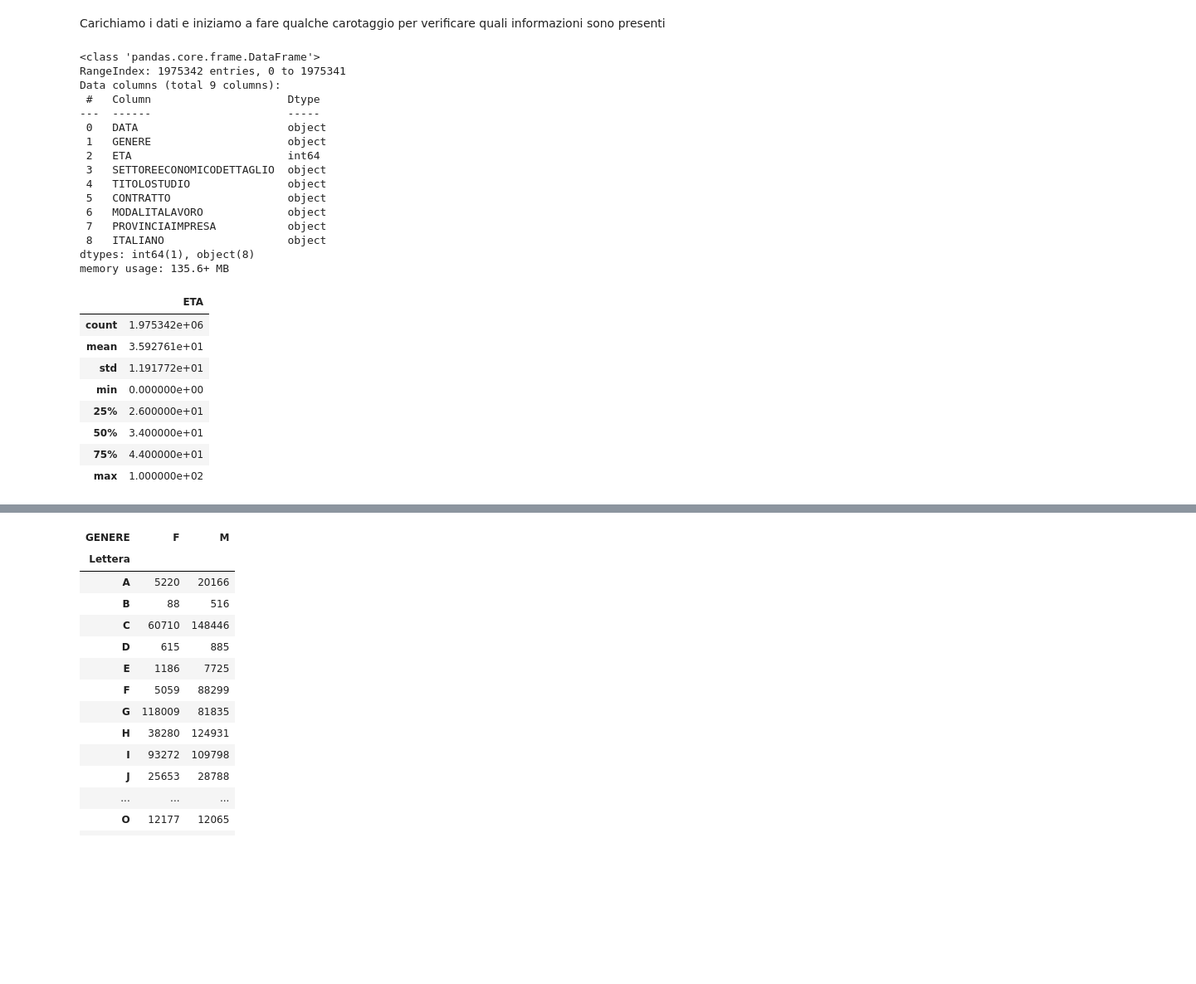
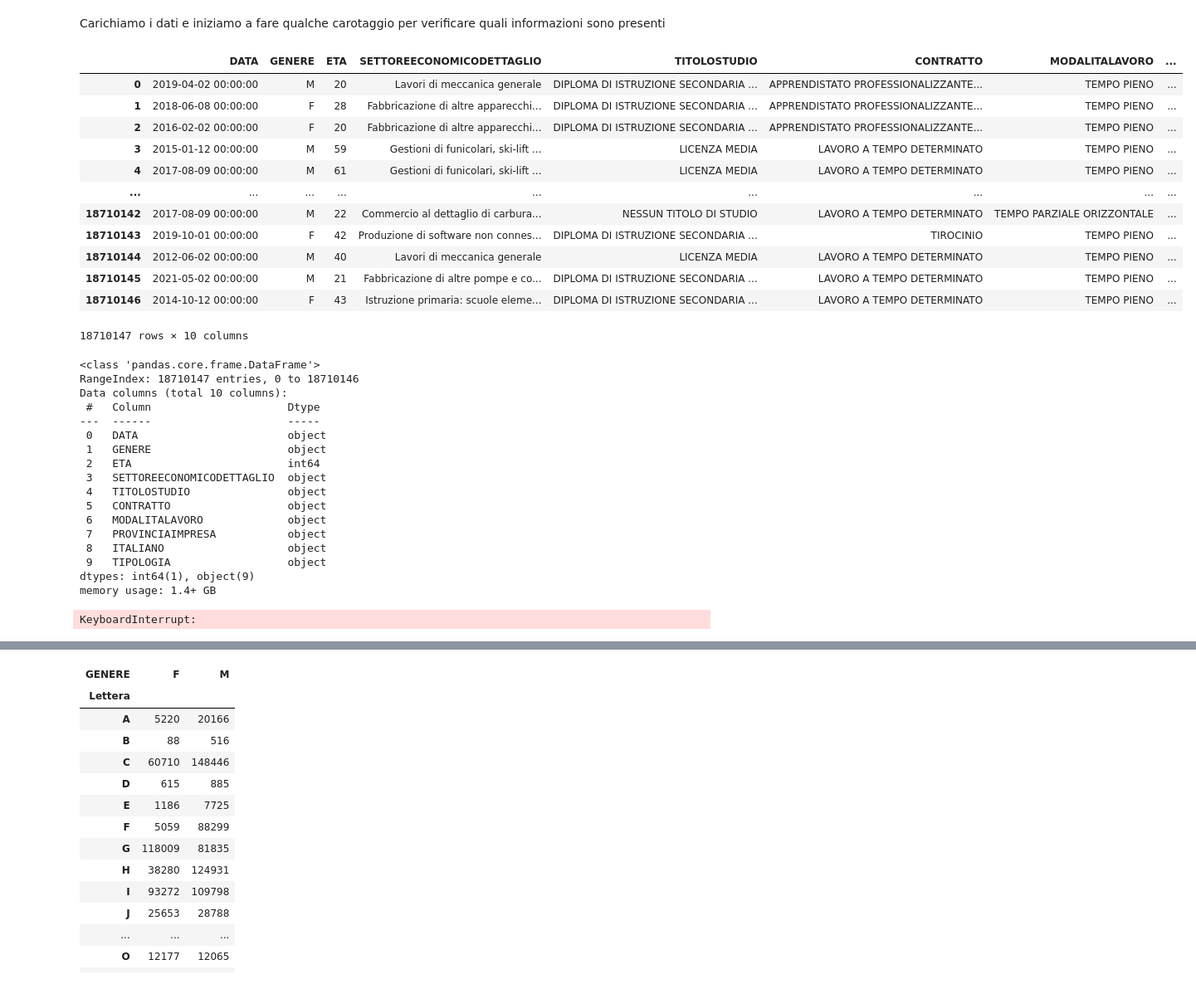
Before and after one commit to pippo97-jpg/DataScienceForBusiness, a Jupyter notebook: Project.ipynb, the cells around one changed output, grey strips where cells are left out. Shown: that part at 83% size. Saved outputs shown, nothing was run; the diff lists cells and outputs as text; code cells hidden in the pictures; blank space fills up the shorter version.

```diff
--- a/Project.ipynb
+++ b/Project.ipynb
@@ -7,9 +7,38 @@ df_trasformati = pd.read_csv('Rapporti_di_lavoro_trasformati.csv')
+# %%
+dateparse = lambda x: datetime.strptime(x, '%d/%m/%Y')
+# %%
+datafiles = glob.glob('Rapporti_di_lavoro_*.csv')
+# %%
+files = []
+for file in datafiles:
+    df_tmp = pd.read_csv(file, parse_dates=['DATA'], date_parser=dateparse)
+    df_tmp['TIPOLOGIA'] = file[19:-4]
+    files.append(df_tmp)
+
+frame = pd.concat(files, axis=0, ignore_index=True)
+# %%
+# TODO: la lettura della data col date parser è da rivedere, ci sono probabilmente delle date che non sono scritte nel formato del paser
+frame
+# %% [output]
+|  | DATA | GENERE | ETA | SETTOREECONOMICODETTAGLIO | TITOLOSTUDIO | CONTRATTO | MODALITALAVORO | ... |
+| 0 | 2019-04-02 00:00:00 | M | 20 | Lavori di meccanica generale | DIPLOMA DI ISTRUZIONE SECONDARIA ... | APPRENDISTATO PROFESSIONALIZZANTE... | TEMPO PIENO | ... |
+| 1 | 2018-06-08 00:00:00 | F | 28 | Fabbricazione di altre apparecchi... | DIPLOMA DI ISTRUZIONE SECONDARIA ... | APPRENDISTATO PROFESSIONALIZZANTE... | TEMPO PIENO | ... |
+| 2 | 2016-02-02 00:00:00 | F | 20 | Fabbricazione di altre apparecchi... | DIPLOMA DI ISTRUZIONE SECONDARIA ... | APPRENDISTATO PROFESSIONALIZZANTE... | TEMPO PIENO | ... |
+| 3 | 2015-01-12 00:00:00 | M | 59 | Gestioni di funicolari, ski-lift ... | LICENZA MEDIA | LAVORO A TEMPO DETERMINATO | TEMPO PIENO | ... |
+| 4 | 2017-08-09 00:00:00 | M | 61 | Gestioni di funicolari, ski-lift ... | LICENZA MEDIA | LAVORO A TEMPO DETERMINATO | TEMPO PIENO | ... |
+| ... | ... | ... | ... | ... | ... | ... | ... | ... |
+| 18710142 | 2017-08-09 00:00:00 | M | 22 | Commercio al dettaglio di carbura... | NESSUN TITOLO DI STUDIO | LAVORO A TEMPO DETERMINATO | TEMPO PARZIALE ORIZZONTALE | ... |
+| 18710143 | 2019-10-01 00:00:00 | F | 42 | Produzione di software non connes... | DIPLOMA DI ISTRUZIONE SECONDARIA ... | TIROCINIO | TEMPO PIENO | ... |
+| 18710144 | 2012-06-02 00:00:00 | M | 40 | Lavori di meccanica generale | LICENZA MEDIA | LAVORO A TEMPO DETERMINATO | TEMPO PIENO | ... |
+| 18710145 | 2021-05-02 00:00:00 | M | 21 | Fabbricazione di altre pompe e co... | DIPLOMA DI ISTRUZIONE SECONDARIA ... | LAVORO A TEMPO DETERMINATO | TEMPO PIENO | ... |
+| 18710146 | 2014-10-12 00:00:00 | F | 43 | Istruzione primaria: scuole eleme... | DIPLOMA DI ISTRUZIONE SECONDARIA ... | LAVORO A TEMPO DETERMINATO | TEMPO PIENO | ... |
+18710147 rows × 10 columns
 # %%
-df_trasformati.info()
+frame.info()
 # %% [output]
 <class 'pandas.core.frame.DataFrame'>
-RangeIndex: 1975342 entries, 0 to 1975341
-Data columns (total 9 columns):
+RangeIndex: 18710147 entries, 0 to 18710146
+Data columns (total 10 columns):
  #   Column                     Dtype
 ---  ------                     -----
  0   DATA                       object
@@ -21,17 +50,10 @@ Data columns (total 9 columns):
  6   MODALITALAVORO             object
  7   PROVINCIAIMPRESA           object
  8   ITALIANO                   object
-dtypes: int64(1), object(8)
-memory usage: 135.6+ MB
+ 9   TIPOLOGIA                  object
+dtypes: int64(1), object(9)
+memory usage: 1.4+ GB
-# %%
-df_trasformati.d
-# %% [output]
-|  | ETA |
-| count | 1.975342e+06 |
-| mean | 3.592761e+01 |
-| std | 1.191772e+01 |
-| min | 0.000000e+00 |
-| 25% | 2.600000e+01 |
-| 50% | 3.400000e+01 |
-| 75% | 4.400000e+01 |
-| max | 1.000000e+02 |
+# %%
+frame.sort_values(by='DATA', inplace=True)
+# %% [output]
+KeyboardInterrupt:
```
Also changed, not shown: parts of 14 cells of this notebook.
